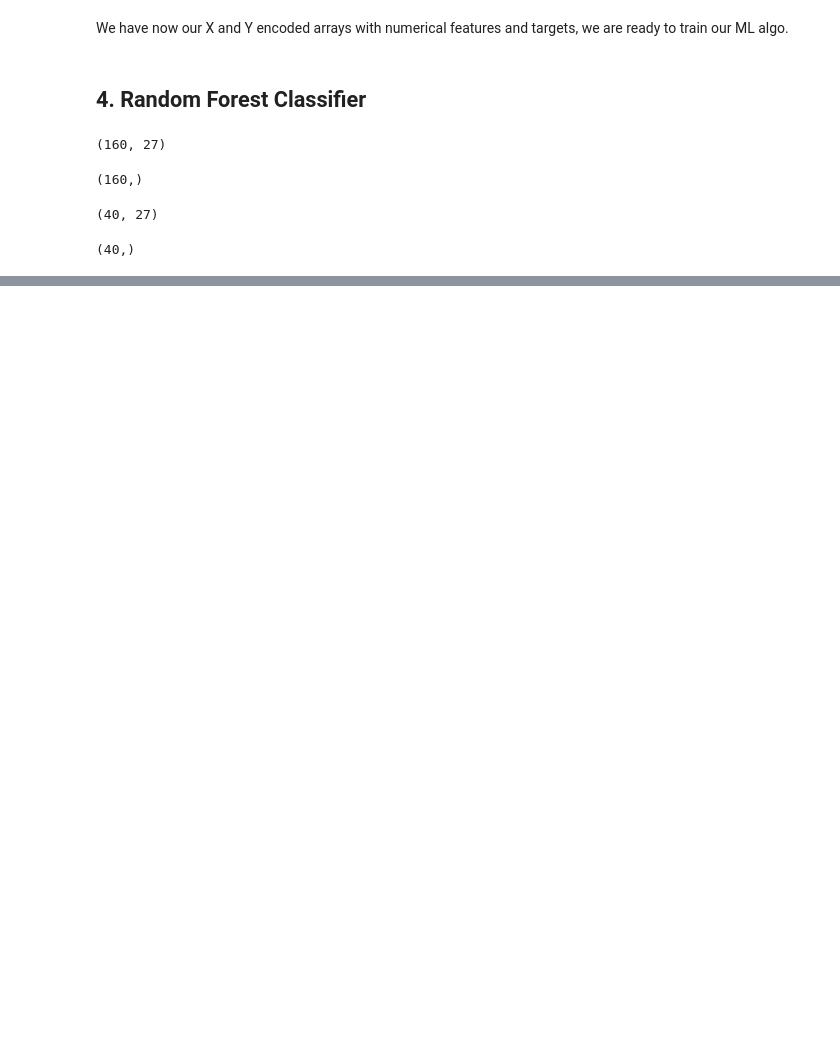
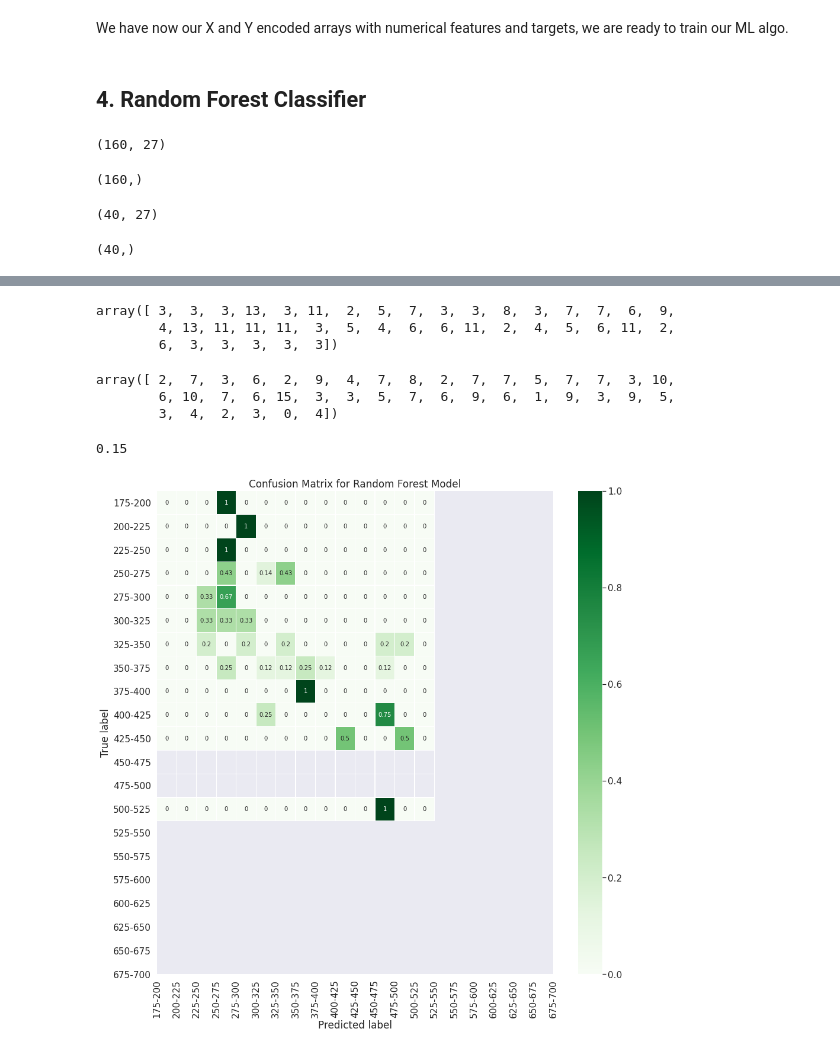
Before and after one commit to MarcoCollesei/RentinBo, a Jupyter notebook: RentinBo.ipynb, the cells around one changed output, grey strips where cells are left out. Drawn from its saved outputs; the diff is of its cells as text; code cells hidden in the pictures; blank space fills up the shorter version.

```diff
--- a/RentinBo.ipynb
+++ b/RentinBo.ipynb
@@ -218,0 +214,14 @@ ModuleNotFoundError: No module named 'graphviz'
+# %%
+Y_pred = clf.predict(X_test)
+# %%
+Y_pred
+# %% [output]
+array([ 3,  3,  3, 13,  3, 11,  2,  5,  7,  3,  3,  8,  3,  7,  7,  6,  9,
+        4, 13, 11, 11, 11,  3,  5,  4,  6,  6, 11,  2,  4,  5,  6, 11,  2,
+        6,  3,  3,  3,  3,  3])
+# %%
+Y_test
+# %% [output]
+array([ 2,  7,  3,  6,  2,  9,  4,  7,  8,  2,  7,  7,  5,  7,  7,  3, 10,
+        6, 10,  7,  6, 15,  3,  3,  5,  7,  6,  9,  6,  1,  9,  3,  9,  5,
+        3,  4,  2,  3,  0,  4])
@@ -218,0 +235,26 @@ ModuleNotFoundError: No module named 'graphviz'
+# %%
+accuracy_score(Y_test, Y_pred)
+# %% [output]
+0.15
+# %%
+matrix = confusion_matrix(Y_test, Y_pred)
+matrix = matrix.astype('float') / matrix.sum(axis=1)[:, np.newaxis]
+
+plt.figure(figsize=(15,15))
+sns.set(font_scale=1.4)
+sns.heatmap(matrix, annot=True, annot_kws={'size':10},
+            cmap=plt.cm.Greens, linewidths=0.2)
+
+class_names = ['175-200', '200-225', '225-250', '250-275', '275-300', '300-325', '325-350', '350-375',
+                  '375-400', '400-425', '425-450', '450-475', '475-500', '500-525', '525-550', '550-575',
+                 '575-600', '600-625', '625-650', '650-675', '675-700']
+tick_marks = np.arange(len(class_names))
+tick_marks2 = tick_marks + 0.5
+plt.xticks(tick_marks, class_names, rotation=90)
+plt.yticks(tick_marks2, class_names, rotation=0)
+plt.xlabel('Predicted label')
+plt.ylabel('True label')
+plt.title('Confusion Matrix for Random Forest Model')
+plt.show()
+# %% [output]
+[figure, added]
```
Also changed, not shown: parts of 4 cells of this notebook.
